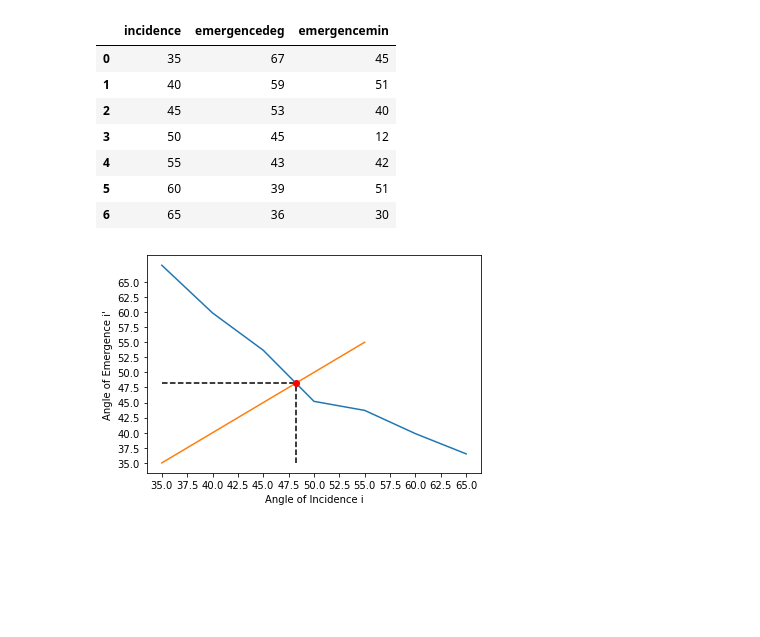
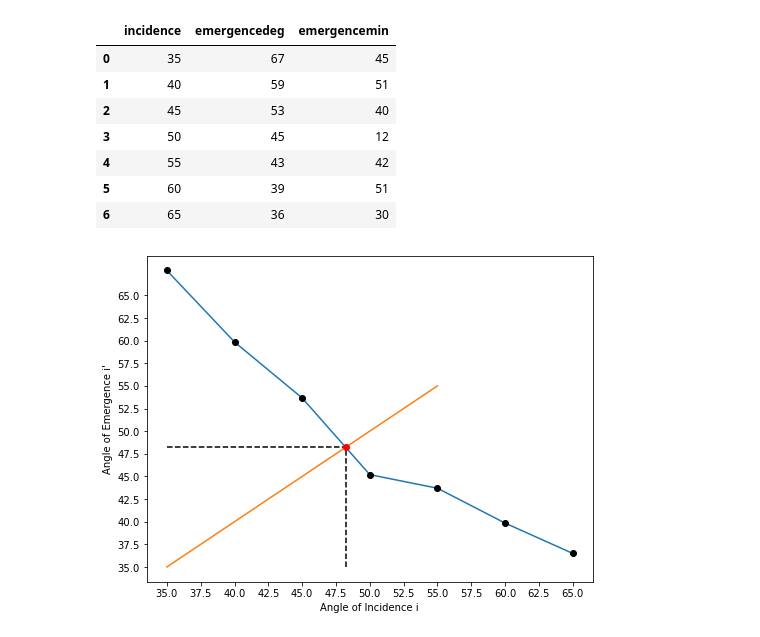
Before and after one commit to Rally0078/LabExperiments, a Jupyter notebook: spectrometer/spectrometer.ipynb, the cells around one changed output. Drawn from its saved outputs; the diff is of its cells as text; code cells hidden in the pictures; blank space fills up the shorter version.

Commit message:
Added i vs D graph

```diff
--- a/spectrometer/spectrometer.ipynb
+++ b/spectrometer/spectrometer.ipynb
@@ -17,19 +17,24 @@ df
 # %%
 incidence = df['incidence'].to_numpy()
 emergence = df['emergencedeg'].to_numpy() + (df['emergencemin'].to_numpy())/60
+
+plt.figure(figsize=(8, 6))
 plt.plot(incidence, emergence)
+
 x = np.linspace(35, 55, 7)
 plt.plot(x, x)
-idx = np.argwhere(np.diff(np.sign(emergence - x))).flatten()
+
 mindev = 48.24
 plt.xlabel('Angle of Incidence i')
 plt.ylabel('Angle of Emergence i\'')
 plt.xticks(np.arange(35,67.5, 2.5))
 plt.yticks(np.arange(35,67.5, 2.5))
 plt.hlines(mindev, 35, mindev, linestyles='dashed', color='black')
 plt.vlines(mindev, 35, mindev, linestyles='dashed', color='black')
+plt.plot(incidence, emergence, 'ko')
 plt.plot(mindev, mindev, 'ro')
-plt.savefig('output.png', dpi=200)
+
+plt.savefig('iVsidash.png', dpi=200)
 plt.show()
 # %% [output]
-[figure, old version]
+[figure, new version]
```
Also changed, not shown: parts of 2 cells of this notebook, 3 other files.
